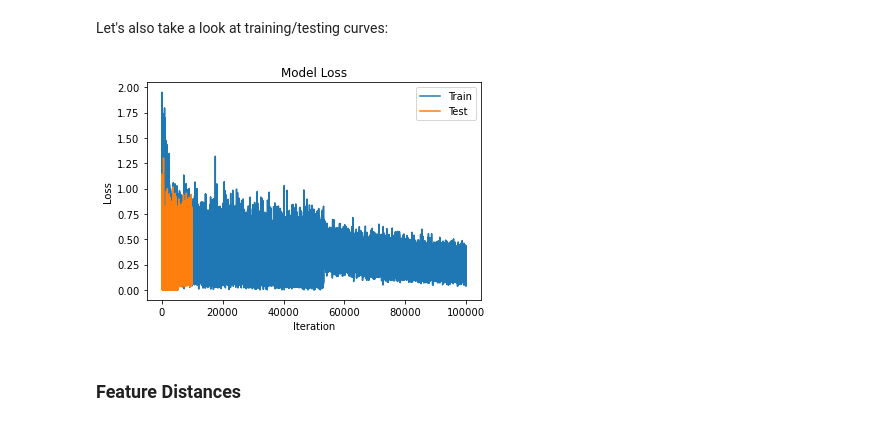
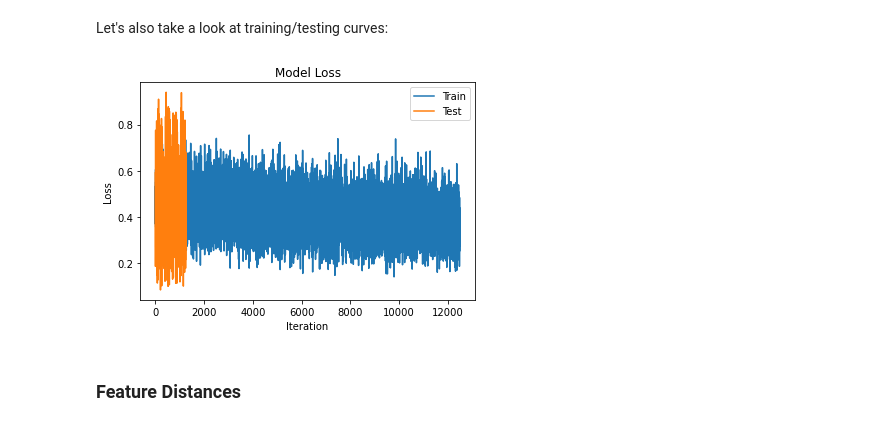
Before and after one commit to g-peery/stability-training, a Jupyter notebook: InceptionTriplet.ipynb, the cells around one changed output. Drawn from its saved outputs; the diff is of its cells as text; code cells hidden in the pictures.

```diff
--- a/InceptionTriplet.ipynb
+++ b/InceptionTriplet.ipynb
@@ -1307,9 +1330,9 @@ itr_result.save(_def_save_filename)
 Let's also take a look at training/testing curves:
 # %%
 fig, ax = plt.subplots()
-itr_result.plot_loss_train_valid_curves(ax)
+sitr_result.plot_loss_train_valid_curves(ax)
 # %% [output]
-[figure, old version]
+[figure, new version]
 # %% [markdown]
 ### Feature Distances
 # %% [markdown]
```
Also changed, not shown: parts of 13 cells of this notebook, 1 other file.
